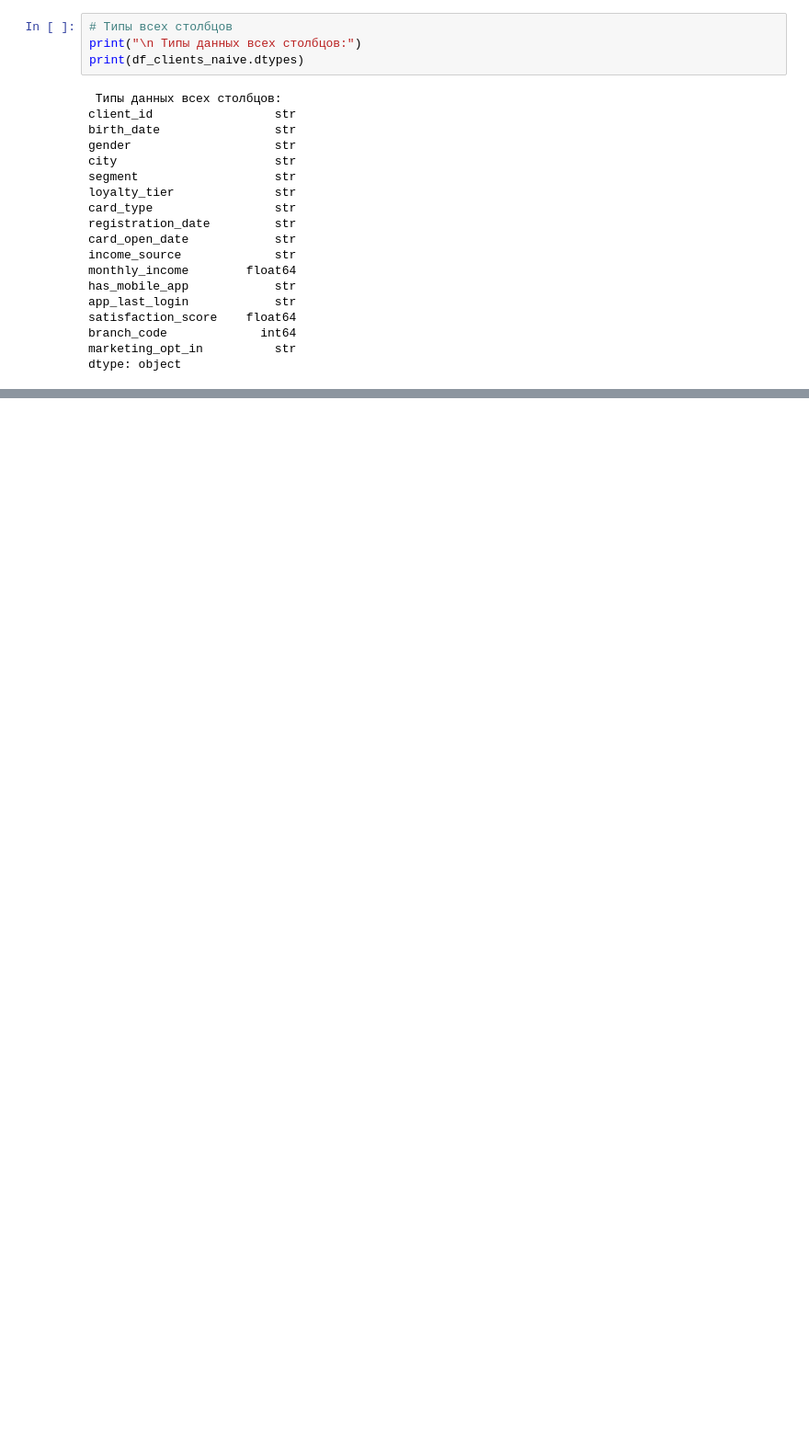
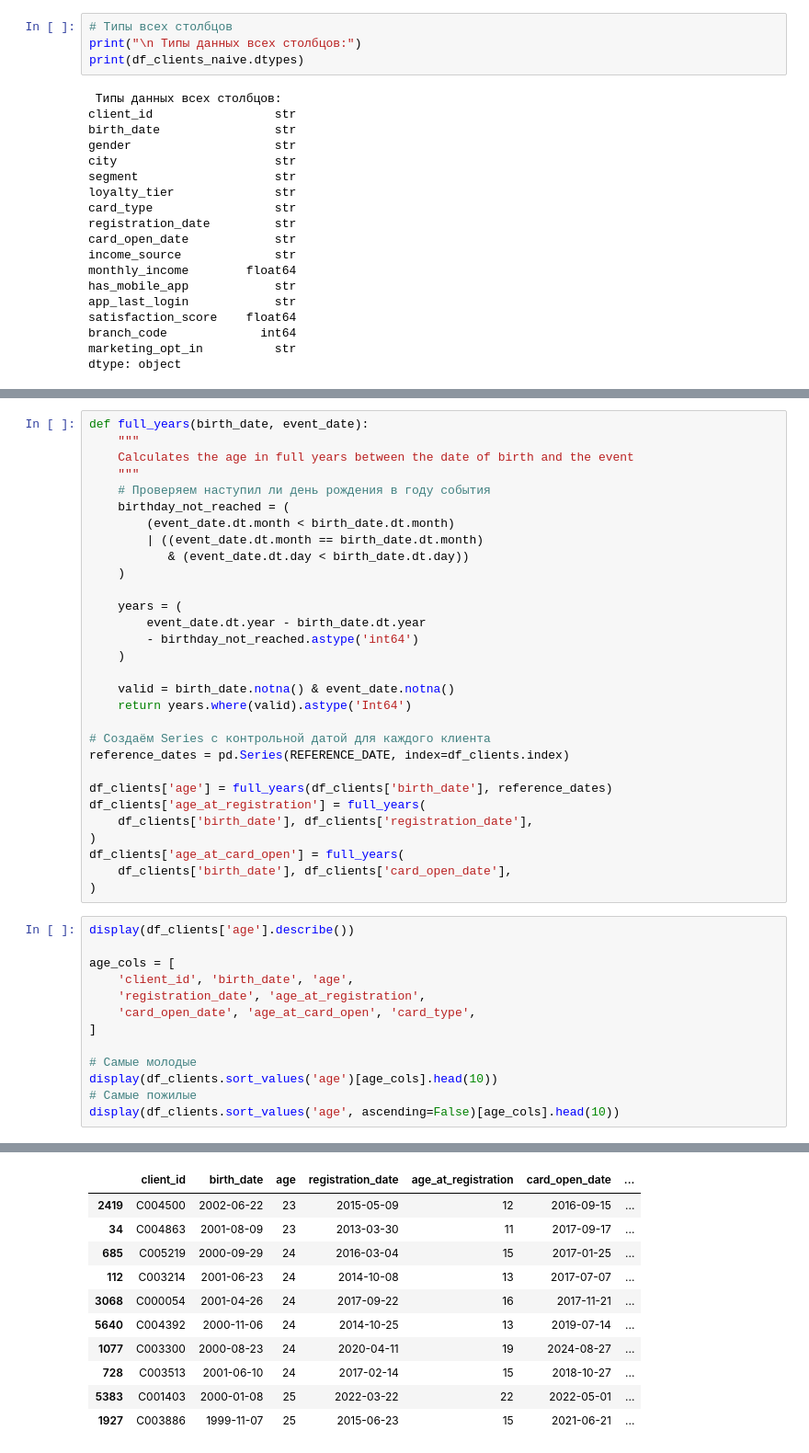
Before and after one commit to 6VolGirl/Suhodolova_Anna_Lab1, a Jupyter notebook: 01_analysis.ipynb, the cells around one changed output, grey strips where cells are left out. Shown at 92% size. Drawn from its saved outputs; the diff is of its cells as text; blank space fills up the shorter version.

```diff
--- a/01_analysis.ipynb
+++ b/01_analysis.ipynb
@@ -264,0 +421,44 @@ display(df_anomalies[['client_id', 'has_mobile_app', 'app_last_login']].head(20)
+# %%
+def full_years(birth_date, event_date):
+    """
+    Calculates the age in full years between the date of birth and the event
+    """
+    # Проверяем наступил ли день рождения в году события
+    birthday_not_reached = (
+        (event_date.dt.month < birth_date.dt.month)
+        | ((event_date.dt.month == birth_date.dt.month)
+           & (event_date.dt.day < birth_date.dt.day))
+    )
+
+    years = (
+        event_date.dt.year - birth_date.dt.year
+        - birthday_not_reached.astype('int64')
+    )
+
+    valid = birth_date.notna() & event_date.notna()
+    return years.where(valid).astype('Int64')
+
+# Создаём Series с контрольной датой для каждого клиента
+reference_dates = pd.Series(REFERENCE_DATE, index=df_clients.index)
+
+df_clients['age'] = full_years(df_clients['birth_date'], reference_dates)
+df_clients['age_at_registration'] = full_years(
+    df_clients['birth_date'], df_clients['registration_date'],
+)
+df_clients['age_at_card_open'] = full_years(
+    df_clients['birth_date'], df_clients['card_open_date'],
+)
+# %%
+display(df_clients['age'].describe())
+
+age_cols = [
+    'client_id', 'birth_date', 'age',
+    'registration_date', 'age_at_registration',
+    'card_open_date', 'age_at_card_open', 'card_type',
+]
+
+# Самые молодые
+display(df_clients.sort_values('age')[age_cols].head(10))
+# Самые пожилые
+display(df_clients.sort_values('age', ascending=False)[age_cols].head(10))
+# %% [output]
@@ -264,0 +474,11 @@ display(df_anomalies[['client_id', 'has_mobile_app', 'app_last_login']].head(20)
+|  | client_id | birth_date | age | registration_date | age_at_registration | card_open_date | ... |
+| 2419 | C004500 | 2002-06-22 | 23 | 2015-05-09 | 12 | 2016-09-15 | ... |
+| 34 | C004863 | 2001-08-09 | 23 | 2013-03-30 | 11 | 2017-09-17 | ... |
+| 685 | C005219 | 2000-09-29 | 24 | 2016-03-04 | 15 | 2017-01-25 | ... |
+| 112 | C003214 | 2001-06-23 | 24 | 2014-10-08 | 13 | 2017-07-07 | ... |
+| 3068 | C000054 | 2001-04-26 | 24 | 2017-09-22 | 16 | 2017-11-21 | ... |
+| 5640 | C004392 | 2000-11-06 | 24 | 2014-10-25 | 13 | 2019-07-14 | ... |
+| 1077 | C003300 | 2000-08-23 | 24 | 2020-04-11 | 19 | 2024-08-27 | ... |
+| 728 | C003513 | 2001-06-10 | 24 | 2017-02-14 | 15 | 2018-10-27 | ... |
+| 5383 | C001403 | 2000-01-08 | 25 | 2022-03-22 | 22 | 2022-05-01 | ... |
+| 1927 | C003886 | 1999-11-07 | 25 | 2015-06-23 | 15 | 2021-06-21 | ... |
```
Also changed, not shown: parts of 39 cells of this notebook.
